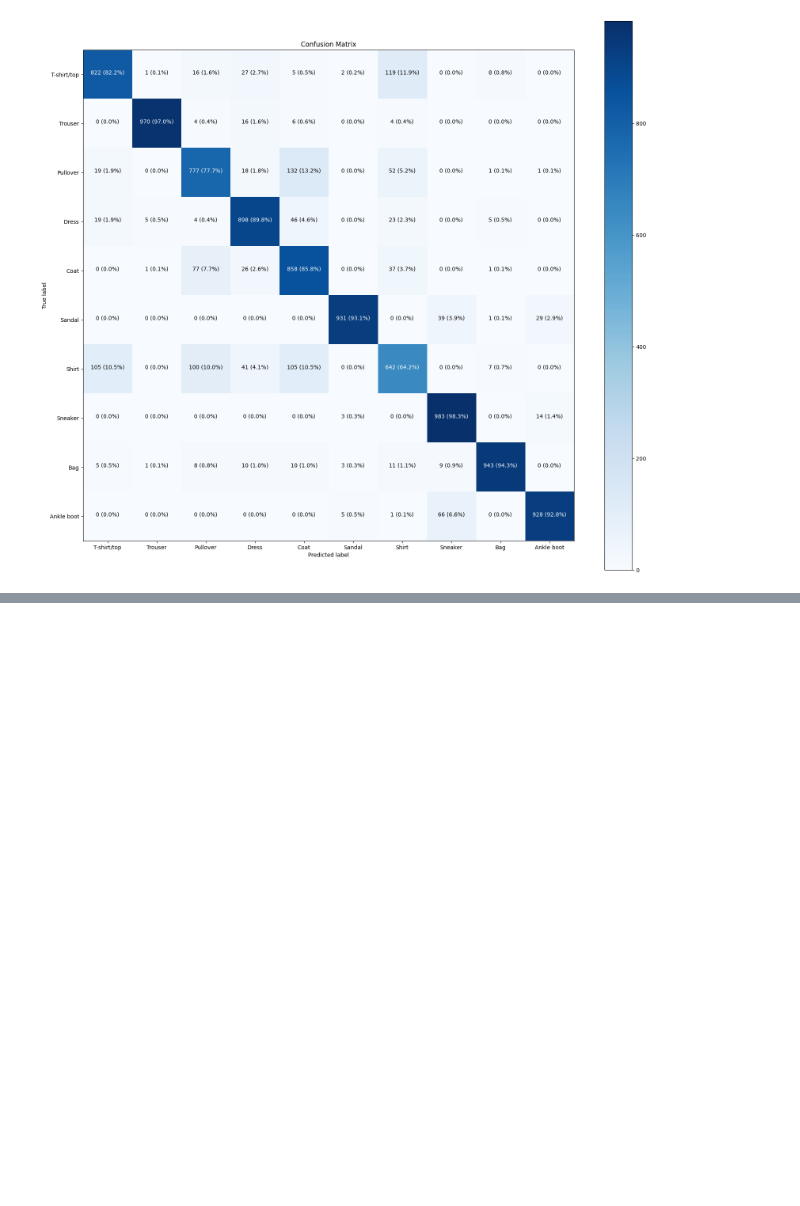
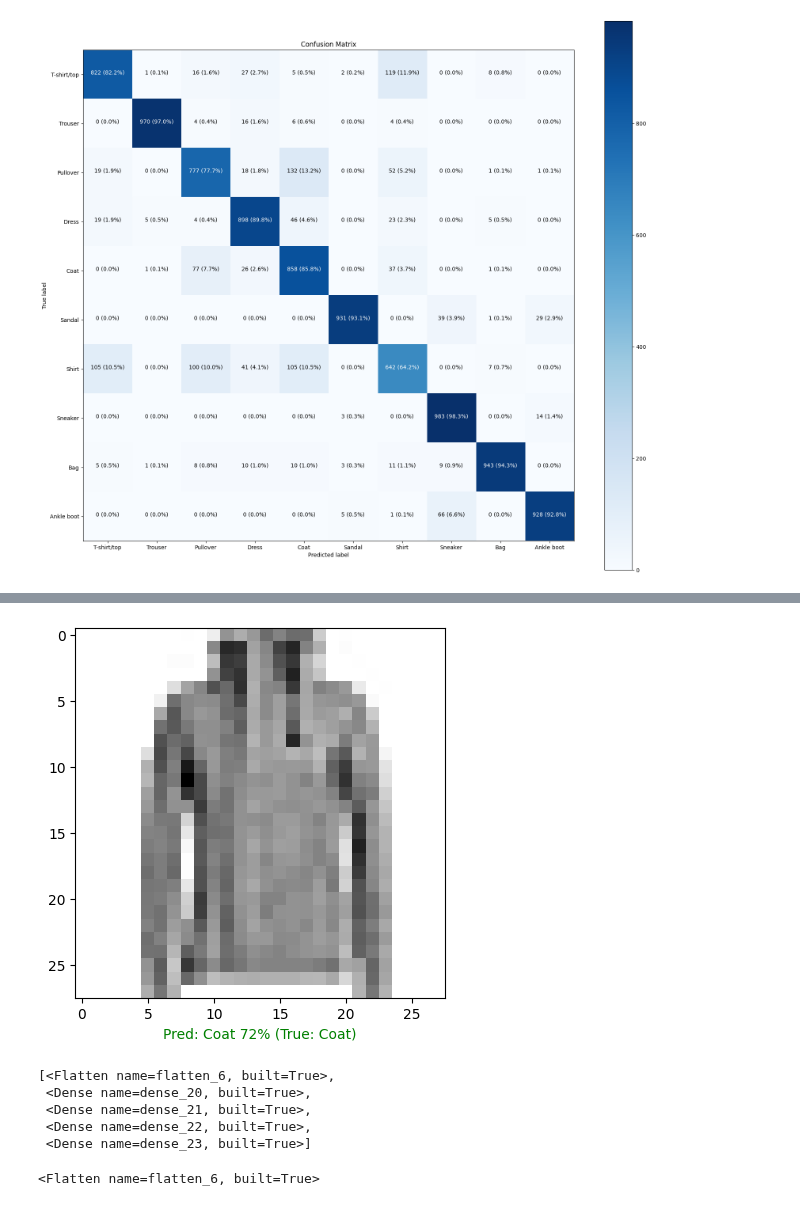
Before and after one commit to akshat-shethia/Deep_Learning, a Jupyter notebook: TensorFlow_For_Deep_Learning/My_02_neural_network_classification_in_tensorflow_Fashion_MNSIT.ipynb, the cells around one changed output, grey strips where cells are left out. Saved outputs shown, nothing was run; the diff lists cells and outputs as text; code cells hidden in the pictures; blank space fills up the shorter version.

```diff
--- a/TensorFlow_For_Deep_Learning/My_02_neural_network_classification_in_tensorflow_Fashion_MNSIT.ipynb
+++ b/TensorFlow_For_Deep_Learning/My_02_neural_network_classification_in_tensorflow_Fashion_MNSIT.ipynb
@@ -425,0 +466,7 @@ make_confusion_matrix(
+# %%
+# Check out a random image as well as its prediction
+plot_random_image(model=model_4,
+                  images=test_data,
+                  true_labels=test_labels,
+                  classes=class_names)
+# %% [output]
@@ -425,0 +474,13 @@ make_confusion_matrix(
+[figure, added]
+# %%
+model_4.layers
+# %% [output]
+[<Flatten name=flatten_6, built=True>,
+ <Dense name=dense_20, built=True>,
+ <Dense name=dense_21, built=True>,
+ <Dense name=dense_22, built=True>,
+ <Dense name=dense_23, built=True>]
+# %%
+model_4.layers[0]
+# %% [output]
+<Flatten name=flatten_6, built=True>
```
Also changed, not shown: parts of 6 cells of this notebook, 1 other file.
